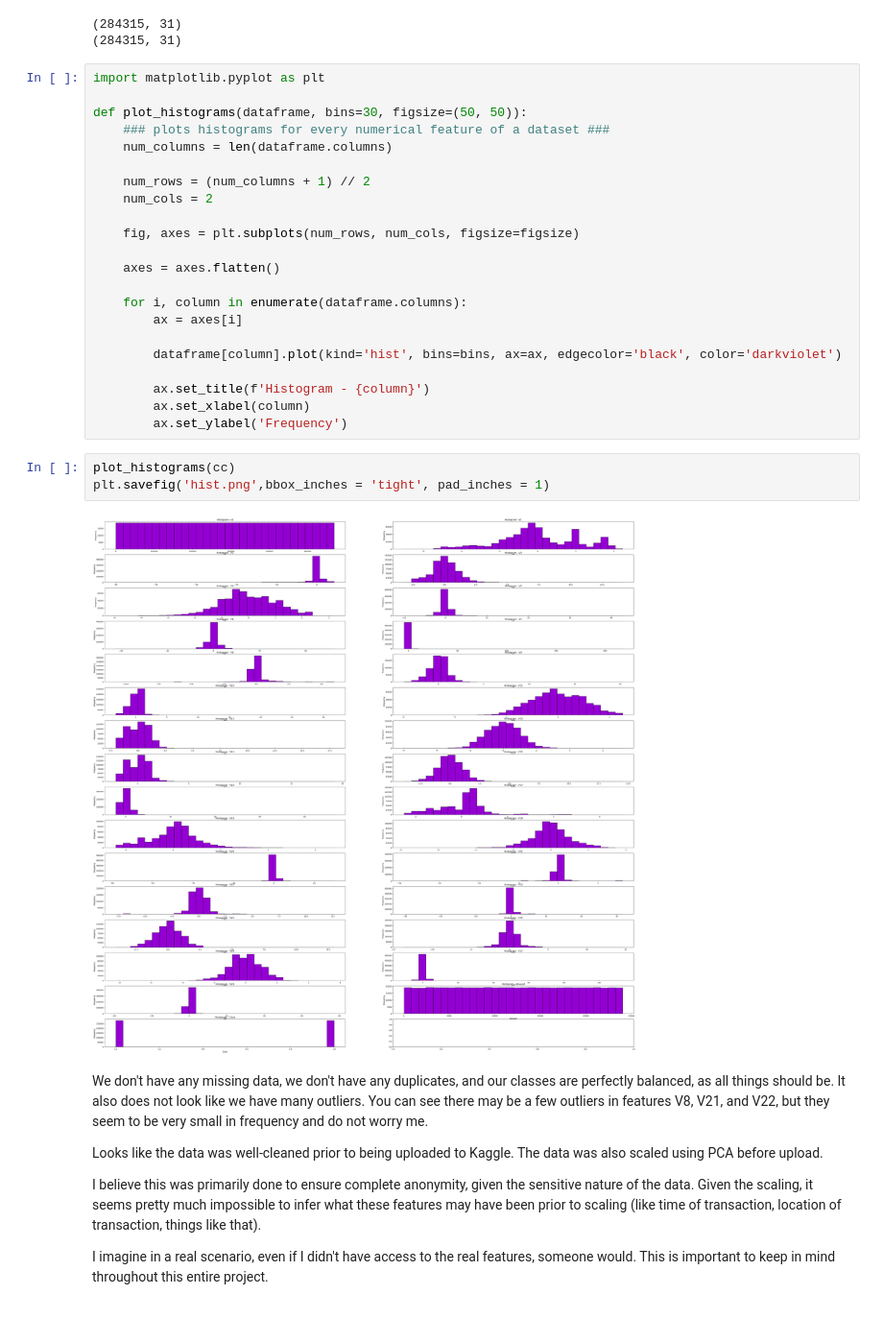
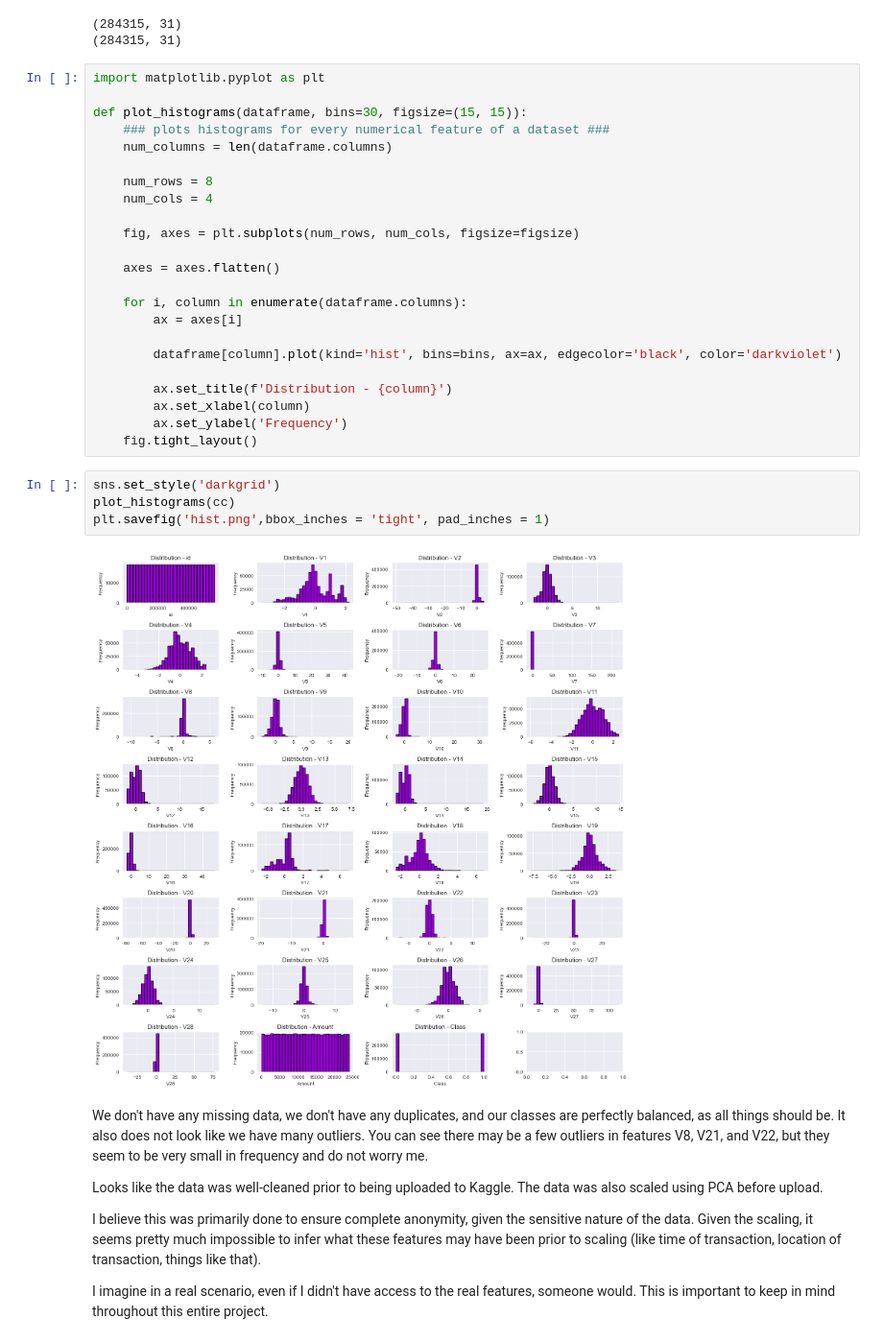
Before and after one commit to Brody-Hill/CapstoneThree, a Jupyter notebook: Notebooks/Capstone Three Data Wrangling.ipynb, the cells around one changed output. Shown: that part at 96% size. Saved outputs shown, nothing was run; the diff lists cells and outputs as text.

```diff
--- a/Notebooks/Capstone Three Data Wrangling.ipynb
+++ b/Notebooks/Capstone Three Data Wrangling.ipynb
@@ -86,12 +87,12 @@ print(fraud.shape)
 # %%
 import matplotlib.pyplot as plt
 
-def plot_histograms(dataframe, bins=30, figsize=(50, 50)):
+def plot_histograms(dataframe, bins=30, figsize=(15, 15)):
     ### plots histograms for every numerical feature of a dataset ###
     num_columns = len(dataframe.columns)
 
-    num_rows = (num_columns + 1) // 2
-    num_cols = 2
+    num_rows = 8
+    num_cols = 4
 
     fig, axes = plt.subplots(num_rows, num_cols, figsize=figsize)
 
@@ -102,14 +103,16 @@ def plot_histograms(dataframe, bins=30, figsize=(50, 50)):
 
         dataframe[column].plot(kind='hist', bins=bins, ax=ax, edgecolor='black', color='darkviolet')
 
-        ax.set_title(f'Histogram - {column}')
+        ax.set_title(f'Distribution - {column}')
         ax.set_xlabel(column)
         ax.set_ylabel('Frequency')
+    fig.tight_layout()
 # %%
+sns.set_style('darkgrid')
 plot_histograms(cc)
 plt.savefig('hist.png',bbox_inches = 'tight', pad_inches = 1)
 # %% [output]
-[figure, old version]
+[figure, new version]
 # %% [markdown]
 We don't have any missing data, we don't have any duplicates, and our classes are perfectly balanced, as all things should be. It also does not look like we have many outliers. You can see there may be a few outliers in features V8, V21, and V22, but they seem to be very small in frequency and do not worry me.
 
```
Also changed, not shown: parts of 1 cell of this notebook.
